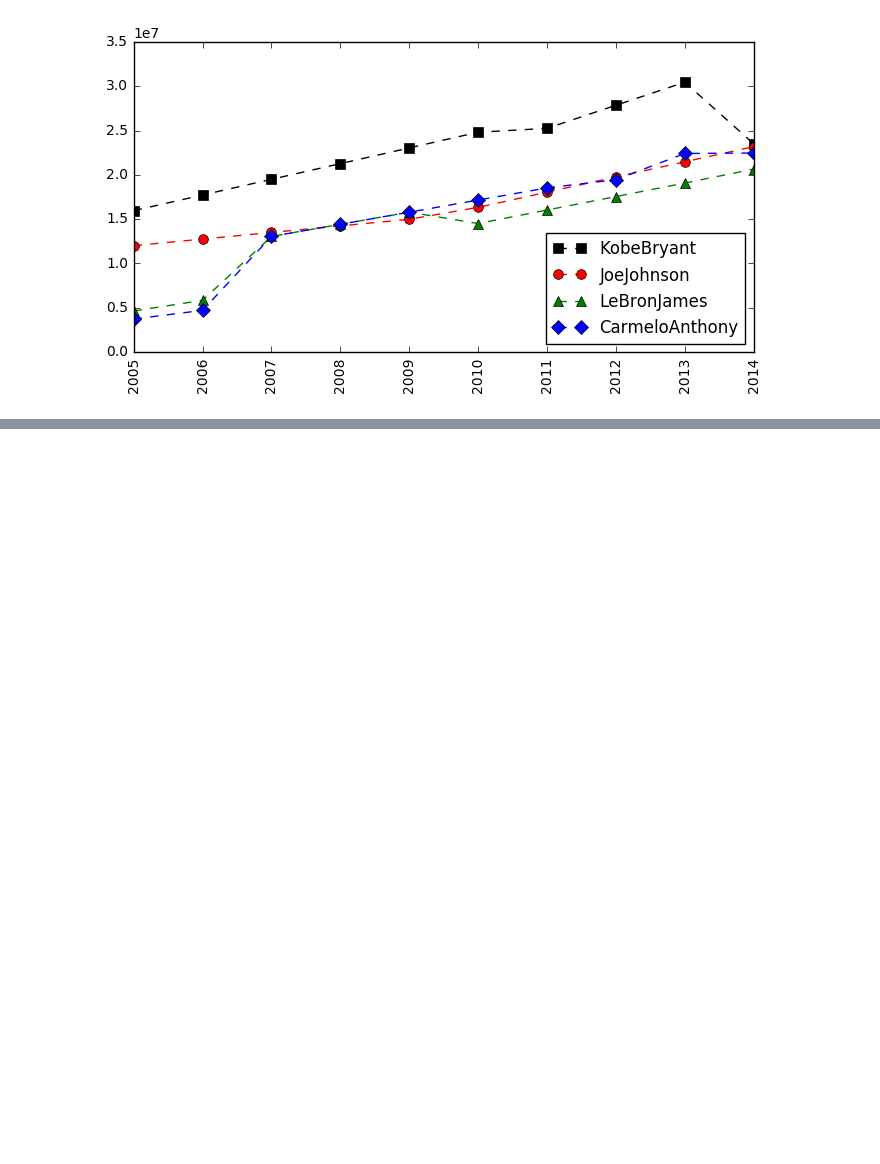
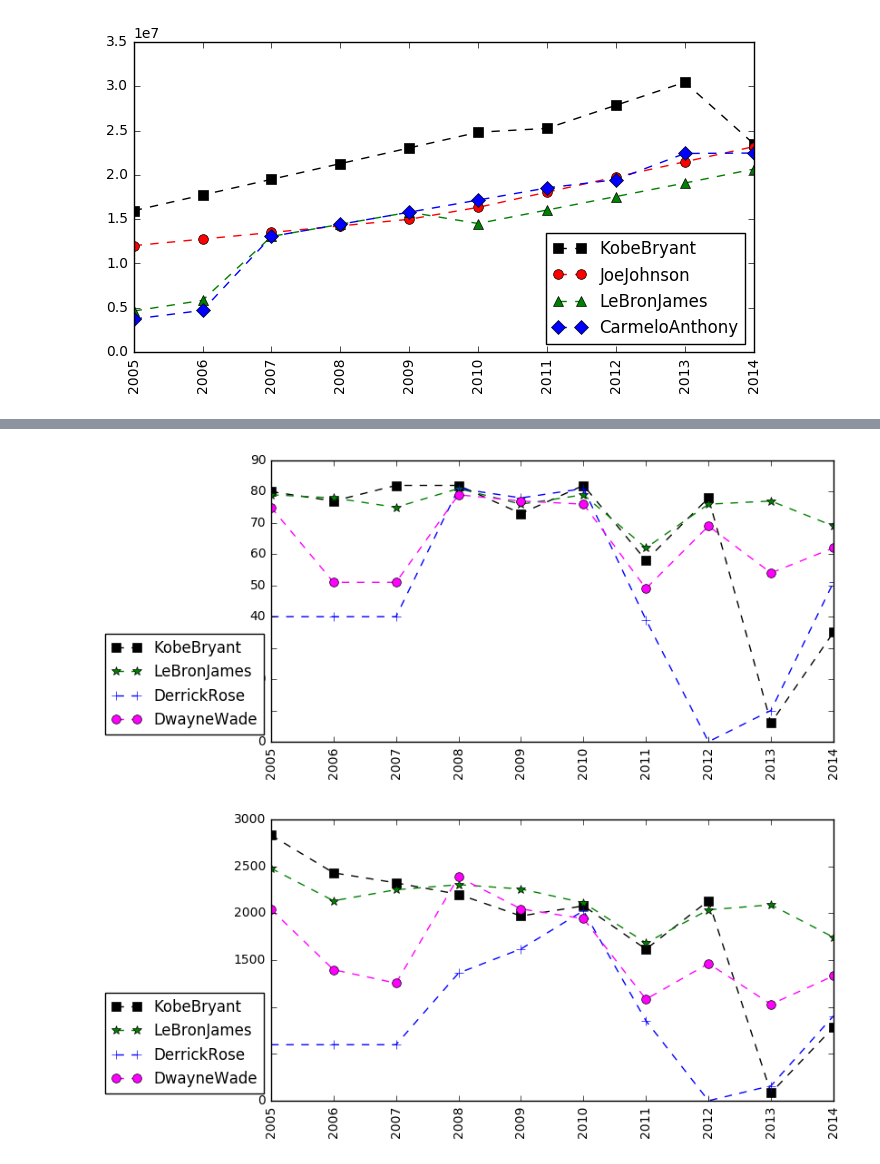
Before and after one commit to klimantje/PythonProgrammingCourse, a Jupyter notebook: Basketball Trends.ipynb, the cells around one changed output, grey strips where cells are left out. Cells and saved outputs as stored; diff of their text form; code cells hidden in the pictures; blank space fills up the shorter version.

```diff
--- a/Basketball Trends.ipynb
+++ b/Basketball Trends.ipynb
@@ -410,0 +412,18 @@ myplot(["KobeBryant", "LeBronJames"])
+# %%
+def myplot(data, playerlist=Players):    #default parameter for players
+    ##Dict to map colors
+    Col = {"KobeBryant":"Black","JoeJohnson":"Red","LeBronJames":'Green',"CarmeloAnthony":'Blue',
+       "DwightHoward":'Magenta',"ChrisBosh":'Black',"ChrisPaul":'Red',"KevinDurant":'Green',"DerrickRose":'Blue',"DwayneWade":'Magenta'}
+    Mark = {"KobeBryant":"s","JoeJohnson":"o","LeBronJames":'*',"CarmeloAnthony":'+',
+       "DwightHoward":'s',"ChrisBosh":'o',"ChrisPaul":'*',"KevinDurant":'+',"DerrickRose":'+',"DwayneWade":'o'}
+    for name in playerlist:
+        plt.plot(data[Pdict[name]], c=Col[name], ls = '--', marker =Mark[name], ms ='7', label=name)
+    plt.legend(loc = 'lower right', bbox_to_anchor = (0,0))
+    plt.xticks(list(range(0,10)), Seasons, rotation = 'vertical')
+    plt.show()
+# %%
+myplot(Games,["KobeBryant", "LeBronJames", "DerrickRose", "DwayneWade"])
+myplot(Points,["KobeBryant", "LeBronJames", "DerrickRose", "DwayneWade"])
+# %% [output]
+[figure, added]
+[figure, added]
```
Also changed, not shown: parts of 12 cells of this notebook.
